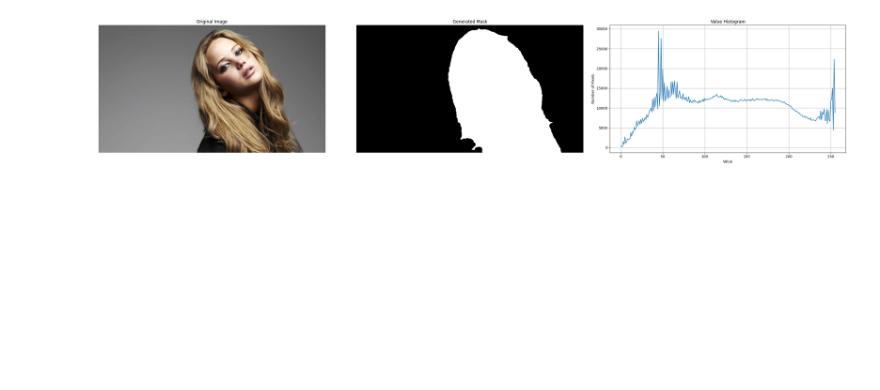
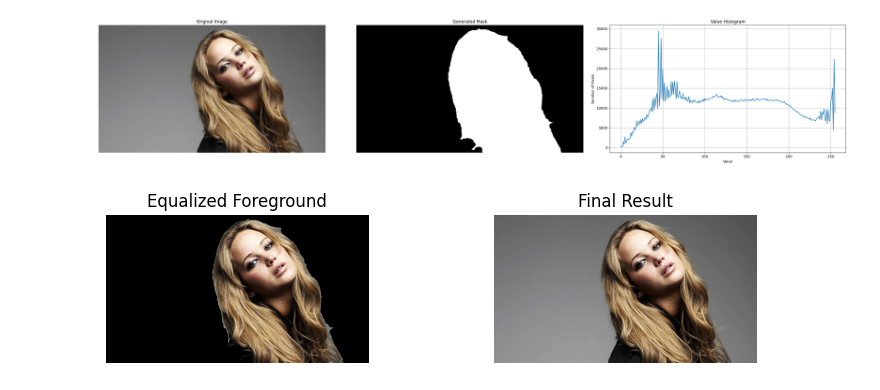
Before and after one commit to SenudaHR/EN3160-Image-Processing-Machine-Vision, a Jupyter notebook: Assignment 1/EN3160_230548R.ipynb, the cells around one changed output. Saved outputs shown, nothing was run; the diff lists cells and outputs as text; code cells hidden in the pictures; blank space fills up the shorter version.

```diff
--- a/Assignment 1/EN3160_230548R.ipynb
+++ b/Assignment 1/EN3160_230548R.ipynb
@@ -208,8 +212,36 @@ ax[0].set_title("Original Image")
 ax[1].imshow(foreground_mask, cmap="gray")
 ax[1].set_title("Generated Mask")
 ax[1].axis("off");ax[0].axis("off")
-ax[2].plot(hist);ax[2].set_title("Value Histogram");ax[2].set_xlabel("Value");ax[2].set_ylabel("Number of Pixels");ax[2].grid(True)
+ax[2].plot(hist);ax[2].set_title("Value Histogram");ax[2].set_xlabel("Value");ax[2].set_ylabel("Number of Pixels");
+ax[2].grid(True)
 plt.tight_layout()
 plt.show()
+
+foreground_values = value_plane[foreground_mask > 0]
+foreground_values_2d = foreground_values.reshape(-1, 1)
+tr = hist_equalisation(foreground_values_2d)
+value_equalized = value_plane.copy()
+value_equalized[foreground_mask > 0] = tr[value_plane[foreground_mask > 0]] #Equalisation Step
+modified = cv.merge([h1, s1, value_equalized])
+equalized_image = cv.cvtColor(modified,cv.COLOR_HSV2BGR)
+
+background_mask = cv.bitwise_not(foreground_mask)
+background = cv.bitwise_and(image,image,mask=background_mask)
+equalized_foreground = cv.bitwise_and(equalized_image,equalized_image,mask=foreground_mask)
+result = cv.add(equalized_foreground,background)
 # %% [output]
 [figure]
+# %%
+fig, ax = plt.subplots(1, 2, figsize=(8, 2))
+# Equalized foreground
+ax[0].imshow(cv.cvtColor(equalized_foreground, cv.COLOR_BGR2RGB))
+ax[0].set_title("Equalized Foreground")
+ax[1].axis("off");ax[0].axis("off")
+# Final result
+ax[1].imshow(cv.cvtColor(result, cv.COLOR_BGR2RGB))
+ax[1].set_title("Final Result")
+ax[1].axis("off")
+plt.tight_layout()
+plt.show()
+# %% [output]
+[figure, added]
```
Also changed, not shown: parts of 6 cells of this notebook.
